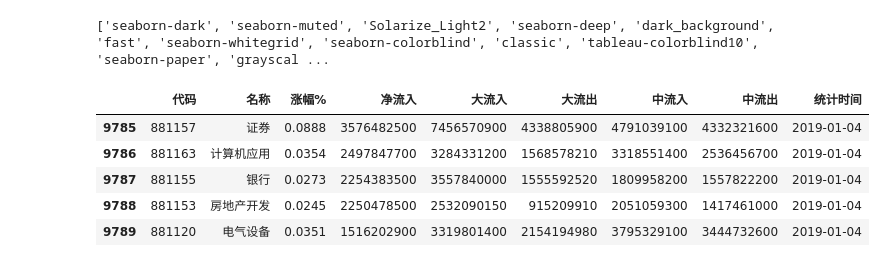
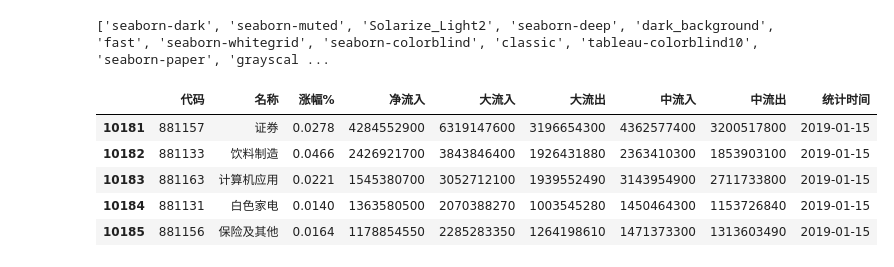
Before and after one commit to sunmd/DataAnlysisDemo, a Jupyter notebook: StockAnlysis.ipynb, the cells around one changed output. Cells and saved outputs as stored; diff of their text form; code cells hidden in the pictures.

```diff
--- a/StockAnlysis.ipynb
+++ b/StockAnlysis.ipynb
@@ -212,18 +212,18 @@ def ycz():
 # %%
 file_date = '2019-01'
 
-to_day = '2019-01-04'
+to_day = '2019-01-15'
 
-df = save_one_day( file_date, columns_name, 4)
+df = save_one_day( file_date, columns_name, 15)
 
-df[df['统计时间']=='2019-01-04'].head()
+df[df['统计时间']=='2019-01-15'].head()
 # %% [output]
 |  | 代码 | 名称 | 涨幅% | 净流入 | 大流入 | 大流出 | 中流入 | 中流出 | 统计时间 |
-| 9785 | 881157 | 证券 | 0.0888 | 3576482500 | 7456570900 | 4338805900 | 4791039100 | 4332321600 | 2019-01-04 |
-| 9786 | 881163 | 计算机应用 | 0.0354 | 2497847700 | 3284331200 | 1568578210 | 3318551400 | 2536456700 | 2019-01-04 |
-| 9787 | 881155 | 银行 | 0.0273 | 2254383500 | 3557840000 | 1555592520 | 1809958200 | 1557822200 | 2019-01-04 |
-| 9788 | 881153 | 房地产开发 | 0.0245 | 2250478500 | 2532090150 | 915209910 | 2051059300 | 1417461000 | 2019-01-04 |
-| 9789 | 881120 | 电气设备 | 0.0351 | 1516202900 | 3319801400 | 2154194980 | 3795329100 | 3444732600 | 2019-01-04 |
+| 10181 | 881157 | 证券 | 0.0278 | 4284552900 | 6319147600 | 3196654300 | 4362577400 | 3200517800 | 2019-01-15 |
+| 10182 | 881133 | 饮料制造 | 0.0466 | 2426921700 | 3843846400 | 1926431880 | 2363410300 | 1853903100 | 2019-01-15 |
+| 10183 | 881163 | 计算机应用 | 0.0221 | 1545380700 | 3052712100 | 1939552490 | 3143954900 | 2711733800 | 2019-01-15 |
+| 10184 | 881131 | 白色家电 | 0.0140 | 1363580500 | 2070388270 | 1003545280 | 1450464300 | 1153726840 | 2019-01-15 |
+| 10185 | 881156 | 保险及其他 | 0.0164 | 1178854550 | 2285283350 | 1264198610 | 1471373300 | 1313603490 | 2019-01-15 |
 # %%
 df[df['统计时间']==to_day].sort_values('净流入',ascending=False)\
 .style.use(mystl.export()).format({'涨幅%':"{:+.2%}"})
```
Also changed, not shown: parts of 4 cells of this notebook.
